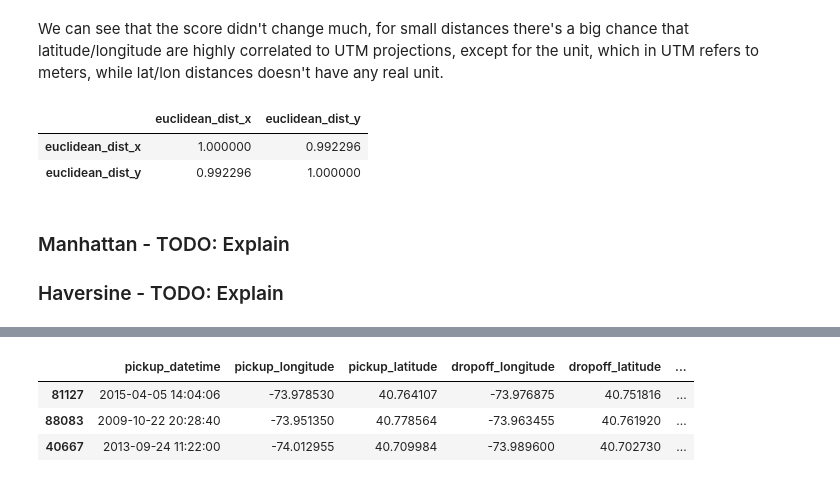
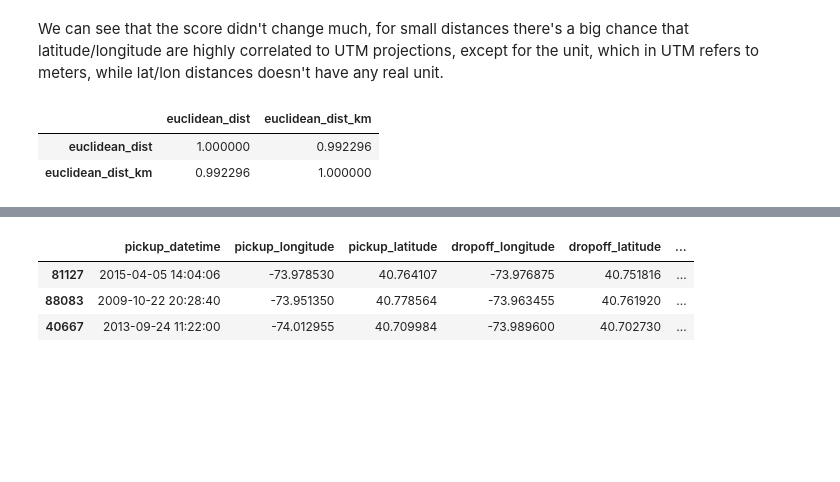
Before and after one commit to caiomiyashiro/geospatial_data_analysis, a Jupyter notebook: AMLD-2020/AMLD_2020.ipynb, the cells around one changed output, grey strips where cells are left out. Drawn from its saved outputs; the diff is of its cells as text; code cells hidden in the pictures; blank space fills up the shorter version.

Commit message:
finished router text and geoindex text, TODO example

```diff
--- a/AMLD-2020/AMLD_2020.ipynb
+++ b/AMLD-2020/AMLD_2020.ipynb
@@ -481,0 +501,21 @@ TODO: Explanations below
+# %%
+## Small Example
+##
+def latlon2UTM(latitudes, longitudes, utm_proj_zone=18):
+    # project points to UTM
+    # New York city zone = 18 - https://www.latlong.net/lat-long-utm.html
+    lonlat2UTM = Proj(proj='utm', zone=utm_proj_zone, ellps='WGS84')
+    point_easting, point_northing = lonlat2UTM(longitudes, latitudes)
+    # lonlat2UTM(point_easting,point_northing,inverse=True) # to convert UTM back to lon/lat
+    return point_easting, point_northing
+
+df_train_temp = df_train.head(3).copy()
+
+pickup_dropoff_cols = ['pickup', 'dropoff']
+for point in pickup_dropoff_cols:
+    point_easting, point_northing = latlon2UTM(latitudes=df_train_temp[f'{point}_latitude'].values,
+                                               longitudes=df_train_temp[f'{point}_longitude'].values)
+    df_train_temp[f'{point}_easting'] = point_easting
+    df_train_temp[f'{point}_northing'] = point_northing
+
+df_train_temp
@@ -544,12 +577,8 @@ RMSE: 4.464849428041979
 # %% [markdown]
 We can see that the score didn't change much, for small distances there's a big chance that latitude/longitude are highly correlated to UTM projections, except for the unit, which in UTM refers to meters, while lat/lon distances doesn't have any real unit.
 # %%
-df_train_1[['euclidean_dist']].merge(df_train_1b[['euclidean_dist']], left_index=True, right_index=True).corr()
+df_train_1[['euclidean_dist']].merge(df_train_1b[['euclidean_dist_km']], left_index=True, right_index=True).corr()
 # %% [output]
-|  | euclidean_dist_x | euclidean_dist_y |
-| euclidean_dist_x | 1.000000 | 0.992296 |
-| euclidean_dist_y | 0.992296 | 1.000000 |
+|  | euclidean_dist | euclidean_dist_km |
+| euclidean_dist | 1.000000 | 0.992296 |
+| euclidean_dist_km | 0.992296 | 1.000000 |
-# %% [markdown]
-### Manhattan - TODO: Explain
-
-### Haversine - TODO: Explain
```
Also changed, not shown: parts of 28 cells of this notebook, 7 other files.
